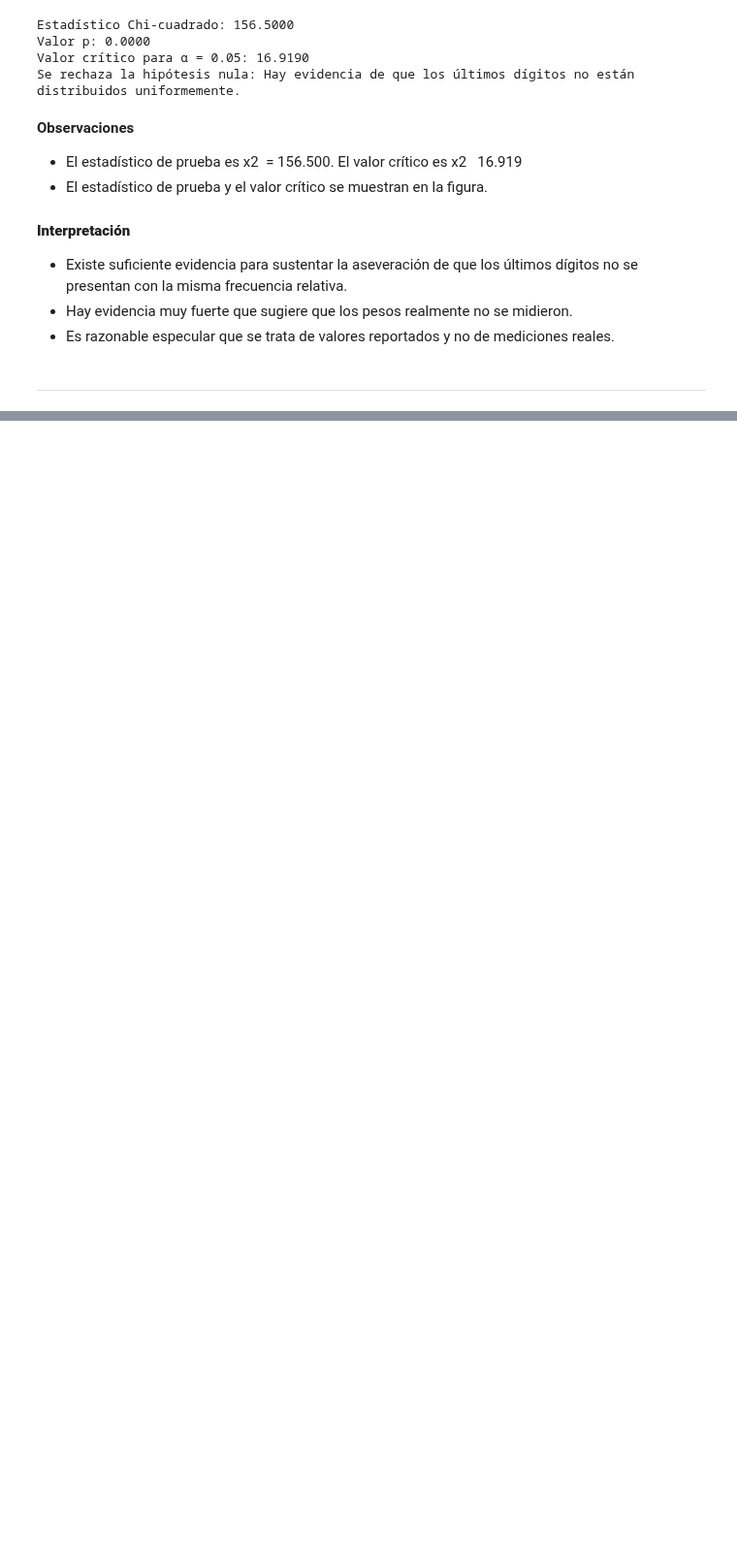
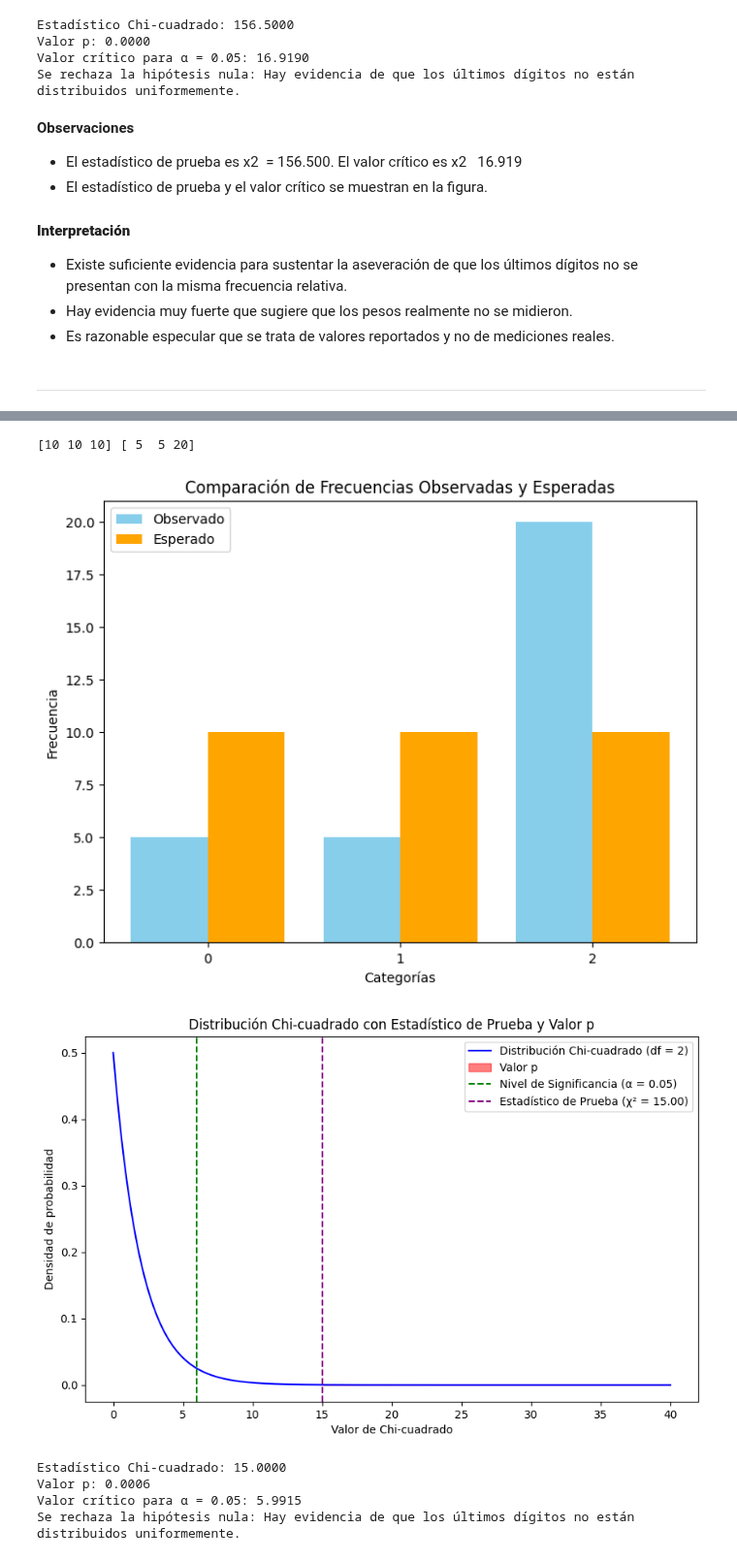
Before and after one commit to DaniCh-Coder/Python-Notes, a Jupyter notebook: ps stats/Multin-TDC/Bondad-Ajuste-Examples.ipynb, the cells around one changed output, grey strips where cells are left out. Shown at 97% size. Drawn from its saved outputs; the diff is of its cells as text; code cells hidden in the pictures; blank space fills up the shorter version.

Commit message:
Changes to be committed: 	modified:   ps stats/Multin-TDC/Bondad-Ajuste-Examples.ipynb

```diff
--- a/ps stats/Multin-TDC/Bondad-Ajuste-Examples.ipynb
+++ b/ps stats/Multin-TDC/Bondad-Ajuste-Examples.ipynb
@@ -134,0 +144,73 @@ ________________________________________________________________________________
+# %%
+# Nuevas frecuencias observadas
+observed = np.array([5, 5, 20])
+
+# Frecuencias esperadas para una distribución uniforme
+expected = np.full(3, 10)  # 30 muestras, así que 10 por dígito
+
+print(expected, observed)
+
+# Realizar la prueba de Chi-cuadrado de bondad de ajuste
+chi2_stat, p_value = stats.chisquare(f_obs=observed, f_exp=expected)
+
+# Gráfico de barras comparando las frecuencias observadas y esperadas
+digits = np.arange(3)
+plt.figure(figsize=(8, 6))
+plt.bar(digits - 0.2, observed, width=0.4, label='Observado', color='skyblue')
+plt.bar(digits + 0.2, expected, width=0.4, label='Esperado', color='orange')
+plt.xlabel('Categorías')
+plt.ylabel('Frecuencia')
+plt.title('Comparación de Frecuencias Observadas y Esperadas')
+plt.xticks(digits)
+plt.legend()
+plt.show()
+
+# Parámetros de la distribución chi-cuadrado
+df = len(observed) - 1  # Grados de libertad (número de categorías - 1)
+
+# Crear un rango de valores de chi-cuadrado
+x = np.linspace(0, 40, 500)
+chi2_dist = stats.chi2.pdf(x, df)
+
+# Valor crítico para un nivel de significancia del 5%
+alpha = 0.05
+chi2_critical = stats.chi2.ppf(1 - alpha, df)
+
+# Gráfico de la distribución chi-cuadrado
+plt.figure(figsize=(10, 6))
+plt.plot(x, chi2_dist, label=f'Distribución Chi-cuadrado (df = {df})', color='blue')
+
+# Rellenar la región que representa el valor p (región de rechazo)
+plt.fill_between(x, 0, chi2_dist, where=(x > chi2_stat), color='red', alpha=0.5, label='Valor p')
+
+# Rellenar la región que representa el nivel de significancia
+plt.axvline(chi2_critical, color='green', linestyle='--', label=f'Nivel de Significancia (α = {alpha})')
+plt.axvline(chi2_stat, color='purple', linestyle='--', label=f'Estadístico de Prueba (χ² = {chi2_stat:.2f})')
+
+# Etiquetas del gráfico
+plt.title('Distribución Chi-cuadrado con Estadístico de Prueba y Valor p')
+plt.xlabel('Valor de Chi-cuadrado')
+plt.ylabel('Densidad de probabilidad')
+plt.legend()
+
+# Mostrar gráfico
+plt.show()
+
+# Mostrar los resultados
+print(f"Estadístico Chi-cuadrado: {chi2_stat:.4f}")
+print(f"Valor p: {p_value:.4f}")
+print(f"Valor crítico para α = {alpha}: {chi2_critical:.4f}")
+
+# Interpretación del resultado
+if p_value > alpha:
+    print("No se rechaza la hipótesis nula: Los últimos dígitos parecen distribuidos uniformemente.")
+else:
+    print("Se rechaza la hipótesis nula: Hay evidencia de que los últimos dígitos no están distribuidos uniformemente.")
+# %% [output]
+[10 10 10] [ 5  5 20]
+[figure, added]
+[figure, added]
+Estadístico Chi-cuadrado: 15.0000
+Valor p: 0.0006
+Valor crítico para α = 0.05: 5.9915
+Se rechaza la hipótesis nula: Hay evidencia de que los últimos dígitos no están distribuidos uniformemente.
```
Also changed, not shown: parts of 8 cells of this notebook.
